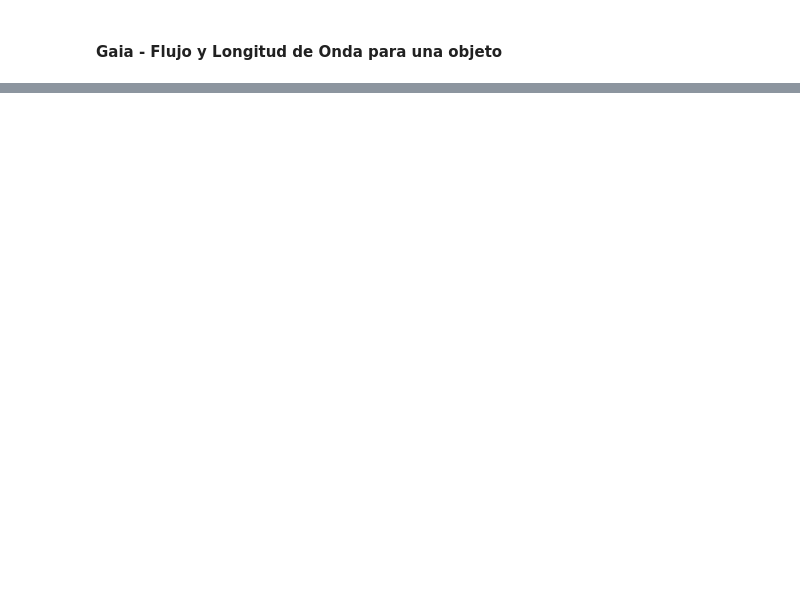
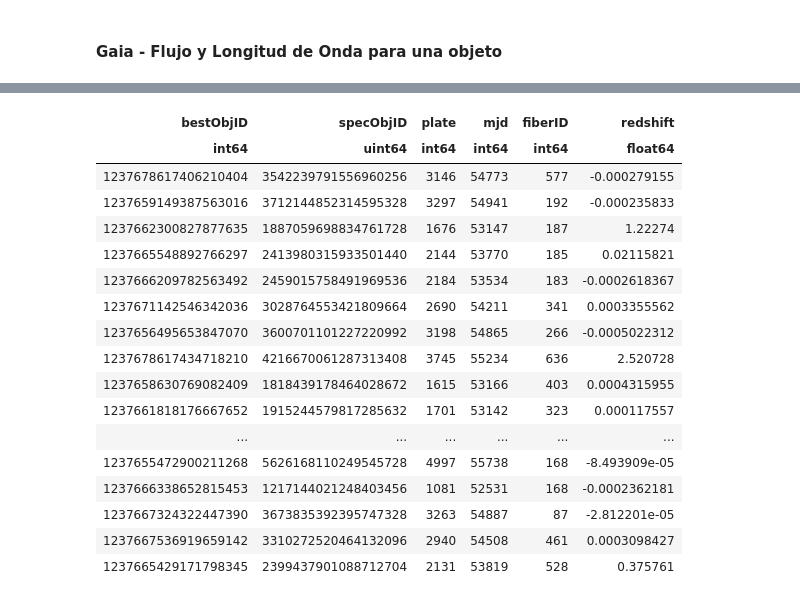
Before and after one commit to javier-cacho-master-ai/trabajo-fin-master, a Jupyter notebook: solution/main.ipynb, the cells around one changed output, grey strips where cells are left out. Cells and saved outputs as stored; diff of their text form; code cells hidden in the pictures; blank space fills up the shorter version.

```diff
--- a/solution/main.ipynb
+++ b/solution/main.ipynb
@@ -244,0 +377,70 @@ spl.plot_physical_spectrum(
+# %%
+from pathlib import Path
+from astroquery.sdss import SDSS
+from astropy.table import Table, vstack
+import services.querying as sq
+import time
+
+# =========================
+# Configuración
+# =========================
+
+sdss_query_path = Path("services", "queries", "sdss.adql")
+sdss_query_template = sdss_query_path.read_text(encoding="utf-8")
+sdss_query_template_sanitized = sq.sanitize_adql(sdss_query_template)
+
+chunk_size = 250
+
+sdss_results_list = []
+
+# =========================
+# Consultas por bloques
+# =========================
+
+id_chunks = list(chunk_list(gaia_crossmatch_ids, chunk_size=chunk_size))
+
+print(f"Número de bloques SDSS a consultar: {len(id_chunks)}")
+
+for chunk_number, ids_chunk in enumerate(id_chunks, start=1):
+    print(
+        f"Consultando bloque {chunk_number}/{len(id_chunks)} "
+        f"con {len(ids_chunk)} IDs..."
+    )
+
+    query_filter_ids = ",".join(ids_chunk)
+
+    sdss_query = sdss_query_template_sanitized.format(
+        filter_ids=query_filter_ids
+    )
+
+    try:
+        result = SDSS.query_sql(
+            sdss_query,
+            data_release=13
+        )
+
+        if result is not None and len(result) > 0:
+            print(f"  Objetos SDSS encontrados: {len(result)}")
+            sdss_results_list.append(result)
+        else:
+            print("  No se encontraron objetos SDSS en este bloque.")
+
+    except Exception as e:
+        print(f"  Error en bloque {chunk_number}: {e}")
+
+    # Pausa para no saturar el servicio
+    time.sleep(1)
+
+# =========================
+# Unir resultados
+# =========================
+
+if len(sdss_results_list) > 0:
+    sdss_query_result = vstack(sdss_results_list)
+else:
+    sdss_query_result = Table()
+
+print(f"\nTotal de objetos SDSS encontrados: {len(sdss_query_result)}")
+
+display(sdss_query_result)
+# %% [output]
@@ -244,0 +463,18 @@ spl.plot_physical_spectrum(
+| bestObjID | specObjID | plate | mjd | fiberID | redshift |
+| int64 | uint64 | int64 | int64 | int64 | float64 |
+| 1237678617406210404 | 3542239791556960256 | 3146 | 54773 | 577 | -0.000279155 |
+| 1237659149387563016 | 3712144852314595328 | 3297 | 54941 | 192 | -0.000235833 |
+| 1237662300827877635 | 1887059698834761728 | 1676 | 53147 | 187 | 1.22274 |
+| 1237665548892766297 | 2413980315933501440 | 2144 | 53770 | 185 | 0.02115821 |
+| 1237666209782563492 | 2459015758491969536 | 2184 | 53534 | 183 | -0.0002618367 |
+| 1237671142546342036 | 3028764553421809664 | 2690 | 54211 | 341 | 0.0003355562 |
+| 1237656495653847070 | 3600701101227220992 | 3198 | 54865 | 266 | -0.0005022312 |
+| 1237678617434718210 | 4216670061287313408 | 3745 | 55234 | 636 | 2.520728 |
+| 1237658630769082409 | 1818439178464028672 | 1615 | 53166 | 403 | 0.0004315955 |
+| 1237661818176667652 | 1915244579817285632 | 1701 | 53142 | 323 | 0.000117557 |
+| ... | ... | ... | ... | ... | ... |
+| 1237655472900211268 | 5626168110249545728 | 4997 | 55738 | 168 | -8.493909e-05 |
+| 1237666338652815453 | 1217144021248403456 | 1081 | 52531 | 168 | -0.0002362181 |
+| 1237667324322447390 | 3673835392395747328 | 3263 | 54887 | 87 | -2.812201e-05 |
+| 1237667536919659142 | 3310272520464132096 | 2940 | 54508 | 461 | 0.0003098427 |
+| 1237665429171798345 | 2399437901088712704 | 2131 | 53819 | 528 | 0.375761 |
```
Also changed, not shown: parts of 17 cells of this notebook, 1 other file.
